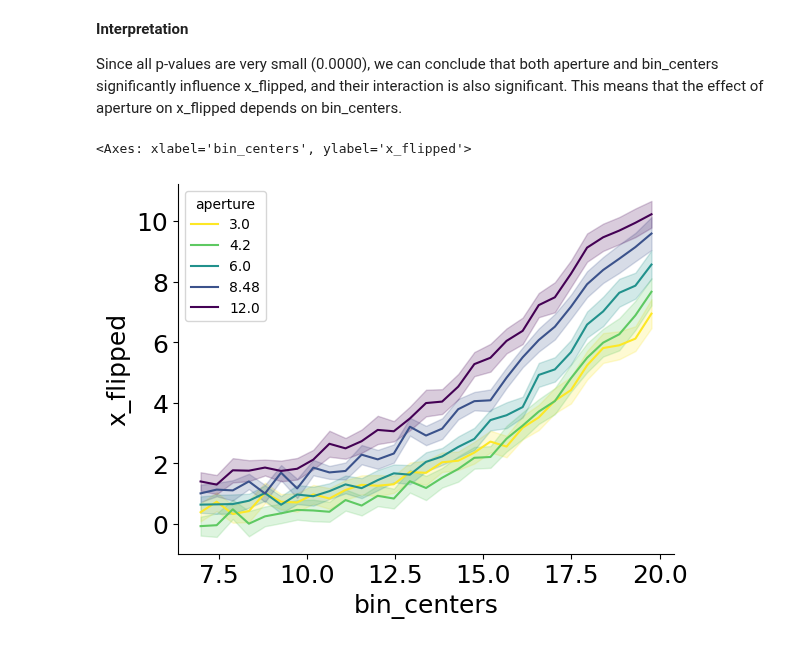
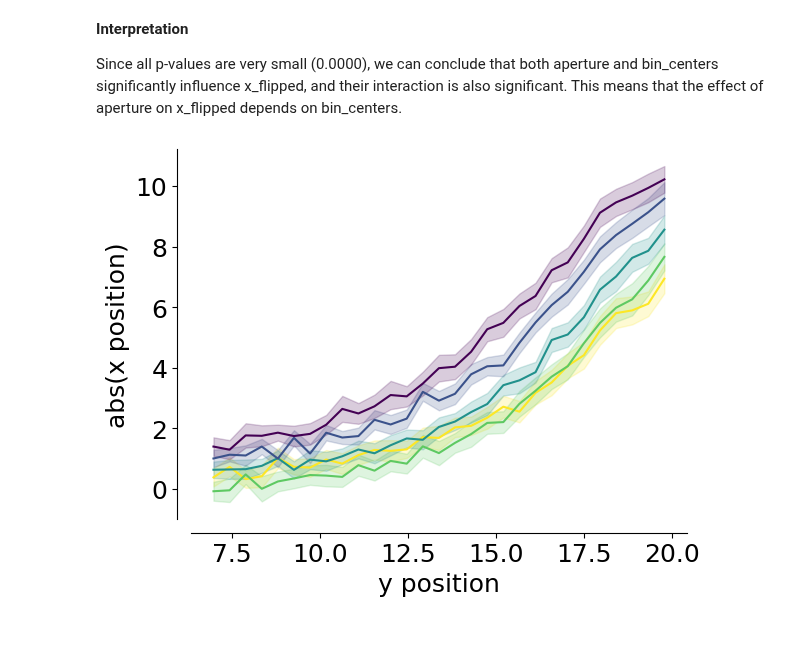
Before and after one commit to MMathisLab/FreelyMovingVR4Mice, a Jupyter notebook: dj_pipeline/notebooks/Paper_figures/Figure_4B-E.ipynb, the cells around one changed output. Drawn from its saved outputs; the diff is of its cells as text; code cells hidden in the pictures.

```diff
--- a/dj_pipeline/notebooks/Paper_figures/Figure_4B-E.ipynb
+++ b/dj_pipeline/notebooks/Paper_figures/Figure_4B-E.ipynb
@@ -328,7 +403,19 @@ aperture:bin_centers   5.7862 112.0000 2912.0000 0.0000
 
 Since all p-values are very small (0.0000), we can conclude that both aperture and bin_centers significantly influence x_flipped, and their interaction is also significant. This means that the effect of aperture on x_flipped depends on bin_centers.
 # %%
-sns.lineplot(data=mean_mouse, x = "bin_centers", y = "x_flipped", hue="aperture", palette=plotting.colors_multi_aperture, errorbar="se", alpha=1)
+sns.lineplot(data=mean_mouse,
+             x = "bin_centers",
+             y = "x_flipped",
+             hue="aperture",
+             palette=plotting.colors_multi_aperture,
+             errorbar="se",
+             alpha=1)
+
+plt.ylabel("abs(x position)")
+plt.xlabel("y position")
+sns.despine(offset=10)
+plt.legend([],[], frameon=False)
+
+plt.savefig(save_fig_path + "figure4_position_flipped.svg", transparent=True)
 # %% [output]
-<Axes: xlabel='bin_centers', ylabel='x_flipped'>
-[figure, old version]
+[figure, new version]
```
Also changed, not shown: parts of 9 cells of this notebook, 4 other files.
